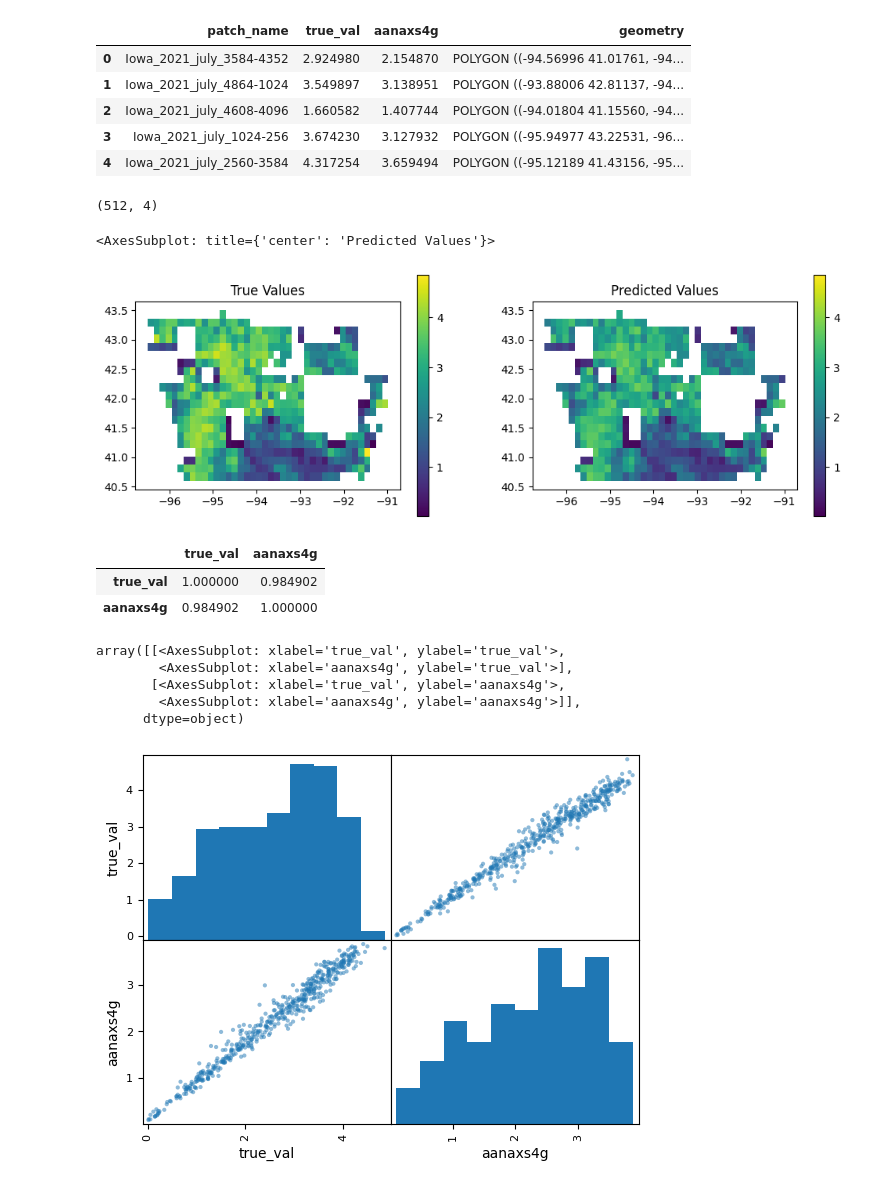
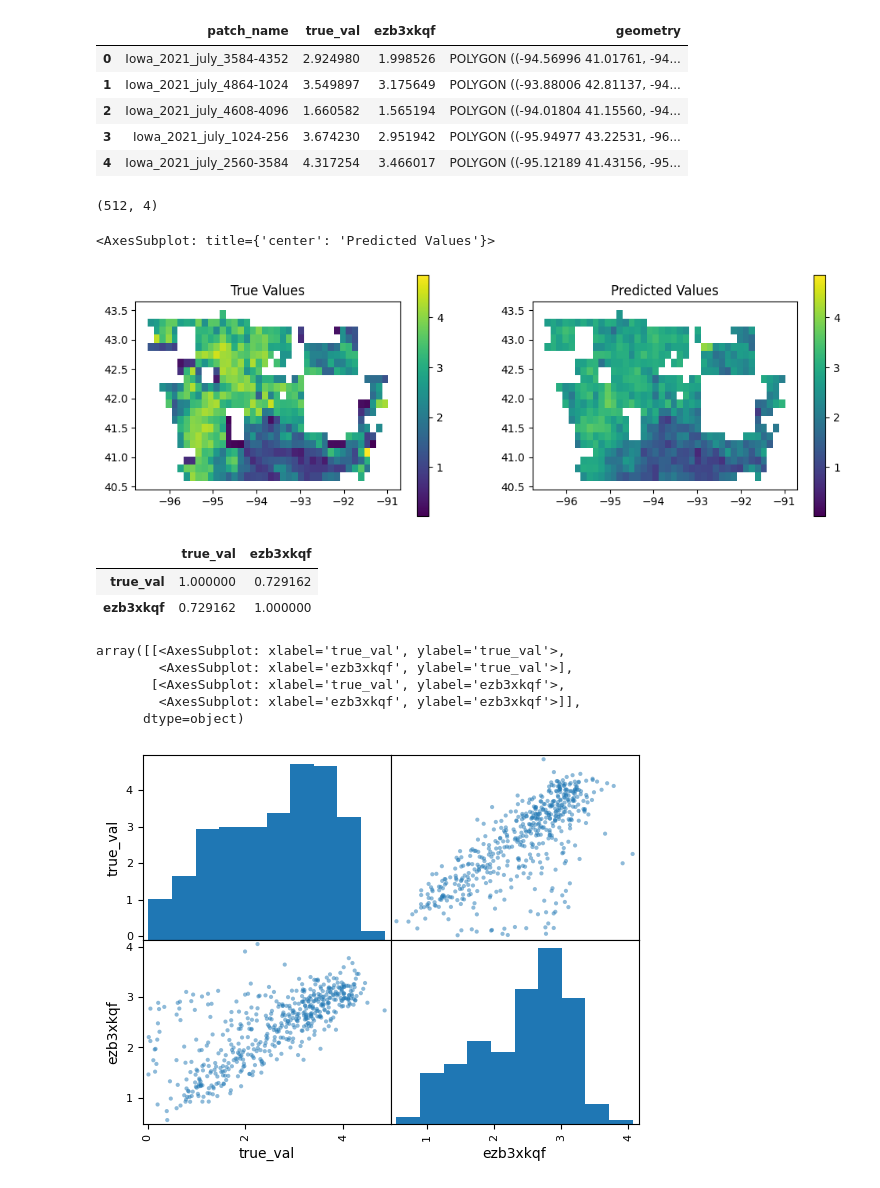
Before and after one commit to Arun-1997/Msc_Thesis, a Jupyter notebook: CNN_evaluate_analysis.ipynb, the cells around one changed output. Cells and saved outputs as stored; diff of their text form; code cells hidden in the pictures.

```diff
--- a/CNN_evaluate_analysis.ipynb
+++ b/CNN_evaluate_analysis.ipynb
@@ -4,18 +4,19 @@ import matplotlib.pyplot as plt
 import numpy as np
 import pandas as pd
 
-model_id = "aanaxs4g"
+# model_id = "aanaxs4g"
+model_id = "ezb3xkqf"
 # %%
-ev_gdf = gpd.read_file("Output/Evaluation/aanaxs4g.shp")
+ev_gdf = gpd.read_file("Output/Evaluation/"+model_id+".shp")
 # %%
 ev_gdf.head()
 # %% [output]
-|  | patch_name | true_val | aanaxs4g | geometry |
-| 0 | Iowa_2021_july_3584-4352 | 2.924980 | 2.154870 | POLYGON ((-94.56996 41.01761, -94... |
-| 1 | Iowa_2021_july_4864-1024 | 3.549897 | 3.138951 | POLYGON ((-93.88006 42.81137, -94... |
-| 2 | Iowa_2021_july_4608-4096 | 1.660582 | 1.407744 | POLYGON ((-94.01804 41.15560, -94... |
-| 3 | Iowa_2021_july_1024-256 | 3.674230 | 3.127932 | POLYGON ((-95.94977 43.22531, -96... |
-| 4 | Iowa_2021_july_2560-3584 | 4.317254 | 3.659494 | POLYGON ((-95.12189 41.43156, -95... |
+|  | patch_name | true_val | ezb3xkqf | geometry |
+| 0 | Iowa_2021_july_3584-4352 | 2.924980 | 1.998526 | POLYGON ((-94.56996 41.01761, -94... |
+| 1 | Iowa_2021_july_4864-1024 | 3.549897 | 3.175649 | POLYGON ((-93.88006 42.81137, -94... |
+| 2 | Iowa_2021_july_4608-4096 | 1.660582 | 1.565194 | POLYGON ((-94.01804 41.15560, -94... |
+| 3 | Iowa_2021_july_1024-256 | 3.674230 | 2.951942 | POLYGON ((-95.94977 43.22531, -96... |
+| 4 | Iowa_2021_july_2560-3584 | 4.317254 | 3.466017 | POLYGON ((-95.12189 41.43156, -95... |
 # %%
 vmin = np.min(np.array(ev_gdf.loc[:,["true_val",model_id]]))
 vmax = np.max(np.array(ev_gdf.loc[:,["true_val",model_id]]))
@@ -26,25 +27,25 @@ ev_gdf.shape
 # %%
 fig,ax = plt.subplots(1,2,figsize=(12,4))
 
 ax[0].set_title("True Values")
 ev_gdf.plot(column='true_val',ax=ax[0],legend=True,vmin=vmin,vmax=vmax,)
 ax[1].set_title("Predicted Values")
-ev_gdf.plot(column='aanaxs4g',ax=ax[1],legend = True,vmin=vmin,vmax=vmax)
+ev_gdf.plot(column=model_id,ax=ax[1],legend = True,vmin=vmin,vmax=vmax)
 # %% [output]
 <AxesSubplot: title={'center': 'Predicted Values'}>
-[figure, old version]
+[figure, new version]
 # %%
 ev_gdf.corr()
 # %% [output]
-|  | true_val | aanaxs4g |
-| true_val | 1.000000 | 0.984902 |
-| aanaxs4g | 0.984902 | 1.000000 |
+|  | true_val | ezb3xkqf |
+| true_val | 1.000000 | 0.729162 |
+| ezb3xkqf | 0.729162 | 1.000000 |
 # %%
 pd.plotting.scatter_matrix(ev_gdf)
 # %% [output]
 array([[<AxesSubplot: xlabel='true_val', ylabel='true_val'>,
-        <AxesSubplot: xlabel='aanaxs4g', ylabel='true_val'>],
-       [<AxesSubplot: xlabel='true_val', ylabel='aanaxs4g'>,
-        <AxesSubplot: xlabel='aanaxs4g', ylabel='aanaxs4g'>]],
+        <AxesSubplot: xlabel='ezb3xkqf', ylabel='true_val'>],
+       [<AxesSubplot: xlabel='true_val', ylabel='ezb3xkqf'>,
+        <AxesSubplot: xlabel='ezb3xkqf', ylabel='ezb3xkqf'>]],
       dtype=object)
-[figure, old version]
+[figure, new version]
```
Also changed, not shown: 2 other files.
